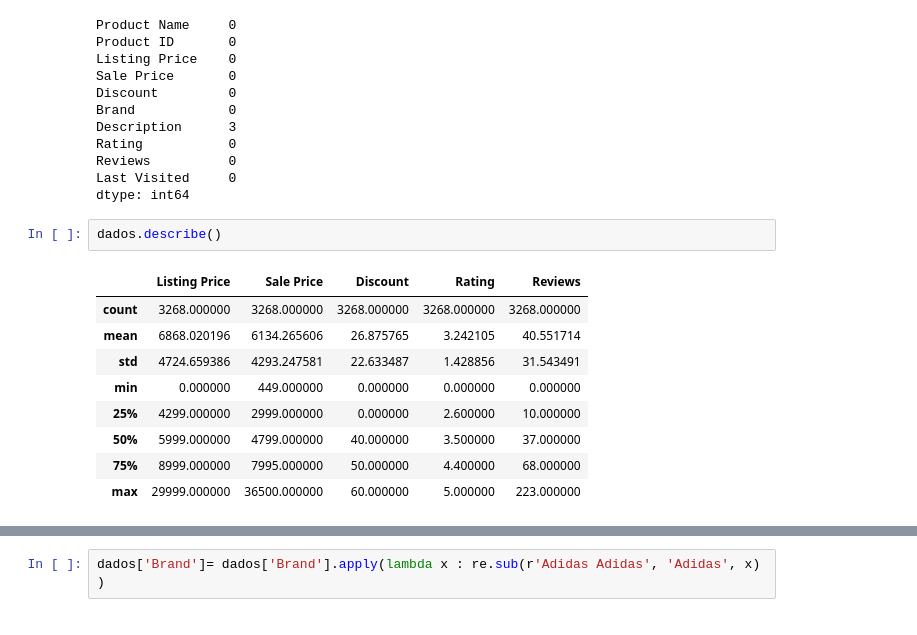
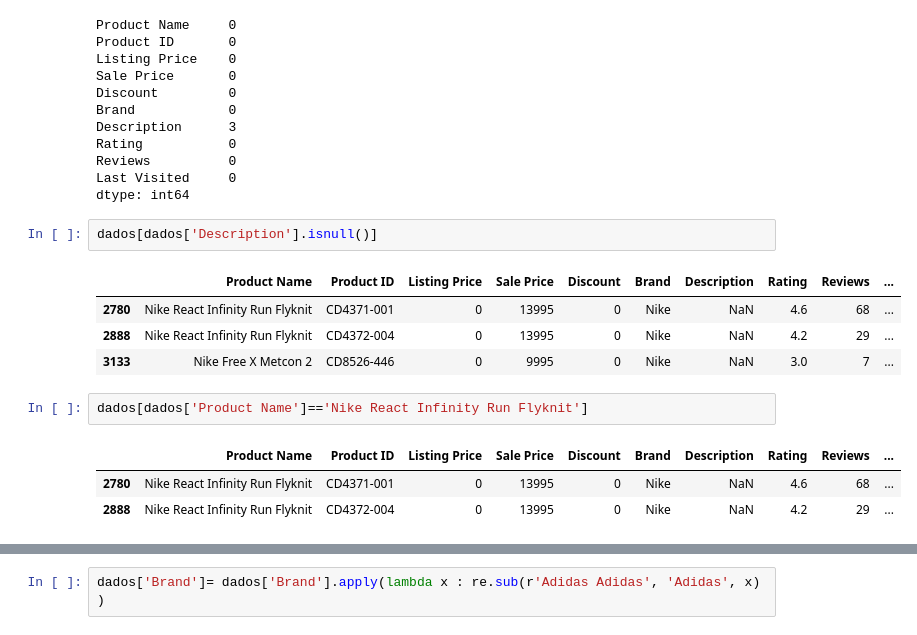
Before and after one commit to MaurilioGauss/AdidasVSNike_kaggle, a Jupyter notebook: CC_adidas_nike.ipynb, the cells around one changed output, grey strips where cells are left out. Cells and saved outputs as stored; diff of their text form.

```diff
--- a/CC_adidas_nike.ipynb
+++ b/CC_adidas_nike.ipynb
@@ -44,15 +66,16 @@ Rating           0
 Reviews          0
 Last Visited     0
 dtype: int64
-# %%
-dados.describe()
-# %% [output]
-|  | Listing Price | Sale Price | Discount | Rating | Reviews |
-| count | 3268.000000 | 3268.000000 | 3268.000000 | 3268.000000 | 3268.000000 |
-| mean | 6868.020196 | 6134.265606 | 26.875765 | 3.242105 | 40.551714 |
-| std | 4724.659386 | 4293.247581 | 22.633487 | 1.428856 | 31.543491 |
-| min | 0.000000 | 449.000000 | 0.000000 | 0.000000 | 0.000000 |
-| 25% | 4299.000000 | 2999.000000 | 0.000000 | 2.600000 | 10.000000 |
-| 50% | 5999.000000 | 4799.000000 | 40.000000 | 3.500000 | 37.000000 |
-| 75% | 8999.000000 | 7995.000000 | 50.000000 | 4.400000 | 68.000000 |
-| max | 29999.000000 | 36500.000000 | 60.000000 | 5.000000 | 223.000000 |
+# %%
+dados[dados['Description'].isnull()]
+# %% [output]
+|  | Product Name | Product ID | Listing Price | Sale Price | Discount | Brand | Description | Rating | Reviews | ... |
+| 2780 | Nike React Infinity Run Flyknit | CD4371-001 | 0 | 13995 | 0 | Nike | NaN | 4.6 | 68 | ... |
+| 2888 | Nike React Infinity Run Flyknit | CD4372-004 | 0 | 13995 | 0 | Nike | NaN | 4.2 | 29 | ... |
+| 3133 | Nike Free X Metcon 2 | CD8526-446 | 0 | 9995 | 0 | Nike | NaN | 3.0 | 7 | ... |
+# %%
+dados[dados['Product Name']=='Nike React Infinity Run Flyknit']
+# %% [output]
+|  | Product Name | Product ID | Listing Price | Sale Price | Discount | Brand | Description | Rating | Reviews | ... |
+| 2780 | Nike React Infinity Run Flyknit | CD4371-001 | 0 | 13995 | 0 | Nike | NaN | 4.6 | 68 | ... |
+| 2888 | Nike React Infinity Run Flyknit | CD4372-004 | 0 | 13995 | 0 | Nike | NaN | 4.2 | 29 | ... |
```
Also changed, not shown: parts of 20 cells of this notebook, 1 other file.
